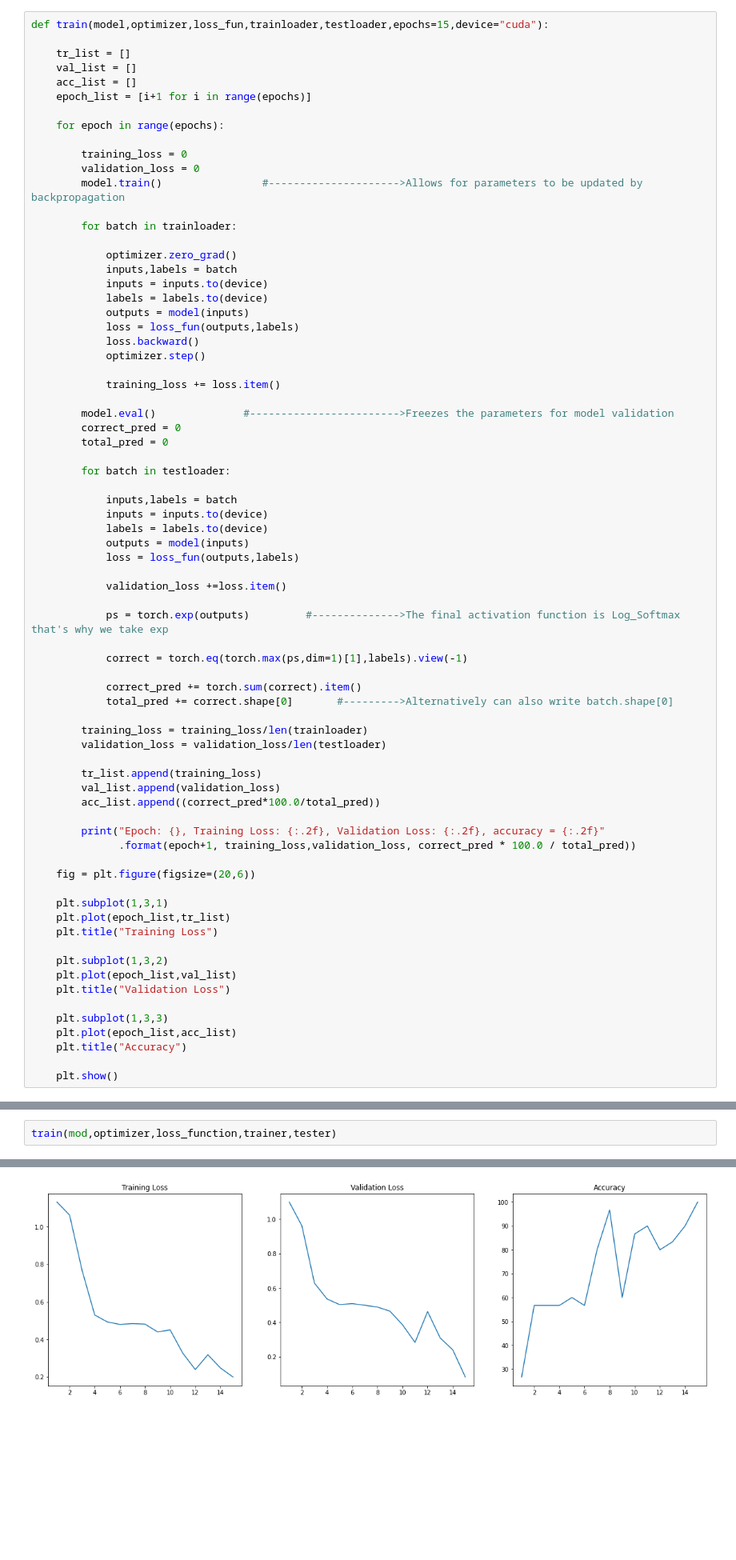
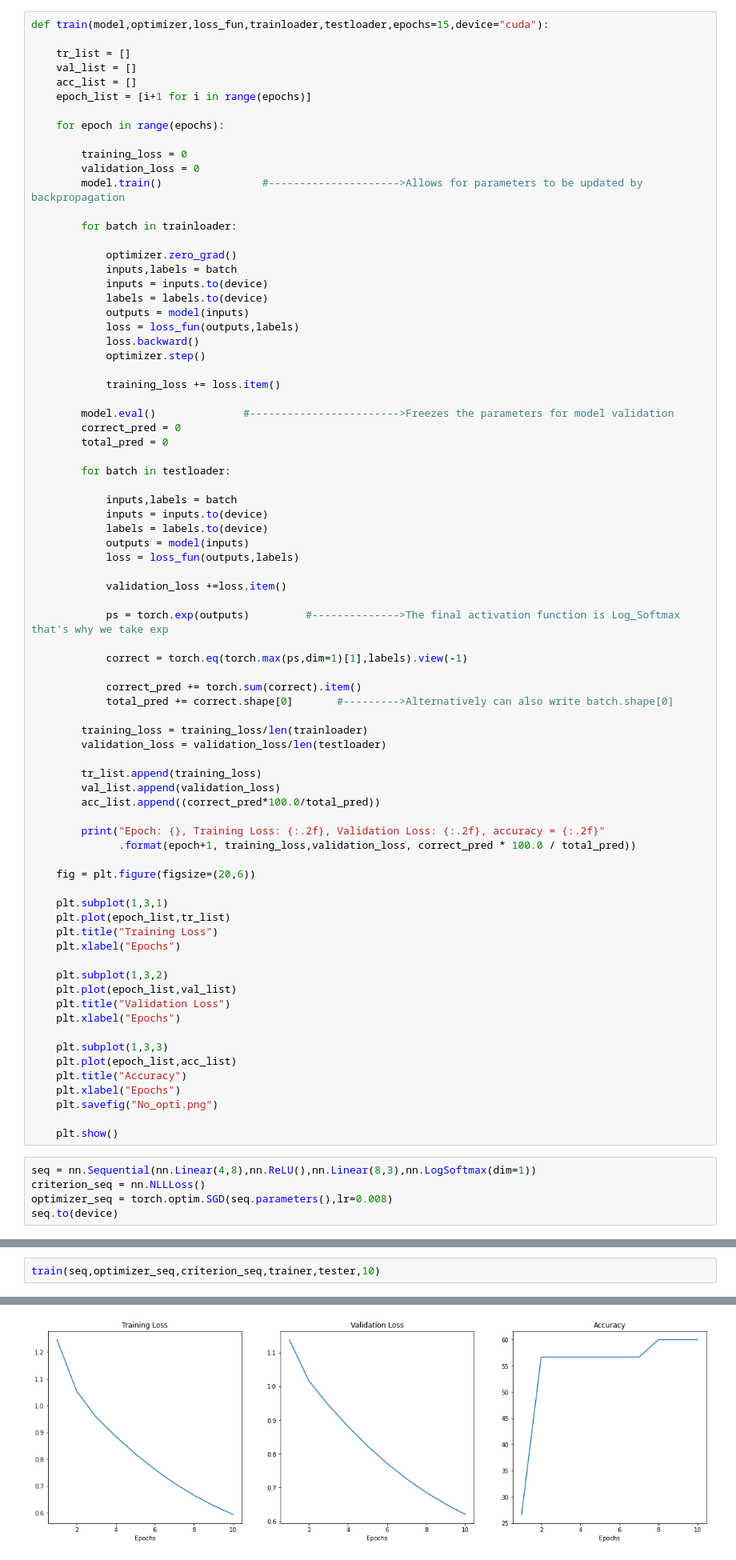
Before and after one commit to rishilss99/Automatic-Neural-Architecture-Design, a Jupyter notebook: Classification_NN.ipynb, the cells around one changed output, grey strips where cells are left out. Shown: that part at 80% size. Cells and saved outputs as stored; diff of their text form; blank space fills up the shorter version.

```diff
--- a/Classification_NN.ipynb
+++ b/Classification_NN.ipynb
@@ -208,13 +208,22 @@ def train(model,optimizer,loss_fun,trainloader,testloader,epochs=15,device="cuda
     plt.subplot(1,3,1)
     plt.plot(epoch_list,tr_list)
     plt.title("Training Loss")
+    plt.xlabel("Epochs")
 
     plt.subplot(1,3,2)
     plt.plot(epoch_list,val_list)
     plt.title("Validation Loss")
+    plt.xlabel("Epochs")
 
     plt.subplot(1,3,3)
     plt.plot(epoch_list,acc_list)
     plt.title("Accuracy")
+    plt.xlabel("Epochs")
+    plt.savefig("No_opti.png")
 
     plt.show()
+# %%
+seq = nn.Sequential(nn.Linear(4,8),nn.ReLU(),nn.Linear(8,3),nn.LogSoftmax(dim=1))
+criterion_seq = nn.NLLLoss()
+optimizer_seq = torch.optim.SGD(seq.parameters(),lr=0.008)
+seq.to(device)
@@ -221,3 +237,3 @@ def train(model,optimizer,loss_fun,trainloader,testloader,epochs=15,device="cuda
 # %%
-train(mod,optimizer,loss_function,trainer,tester)
+train(seq,optimizer_seq,criterion_seq,trainer,tester,10)
 # %% [output]
@@ -239 +250 @@ Epoch: 15, Training Loss: 0.20, Validation Loss: 0.08, accuracy = 100.00
-[figure, old version]
+[figure, new version]
```
Also changed, not shown: parts of 6 cells of this notebook, 2 other files.
